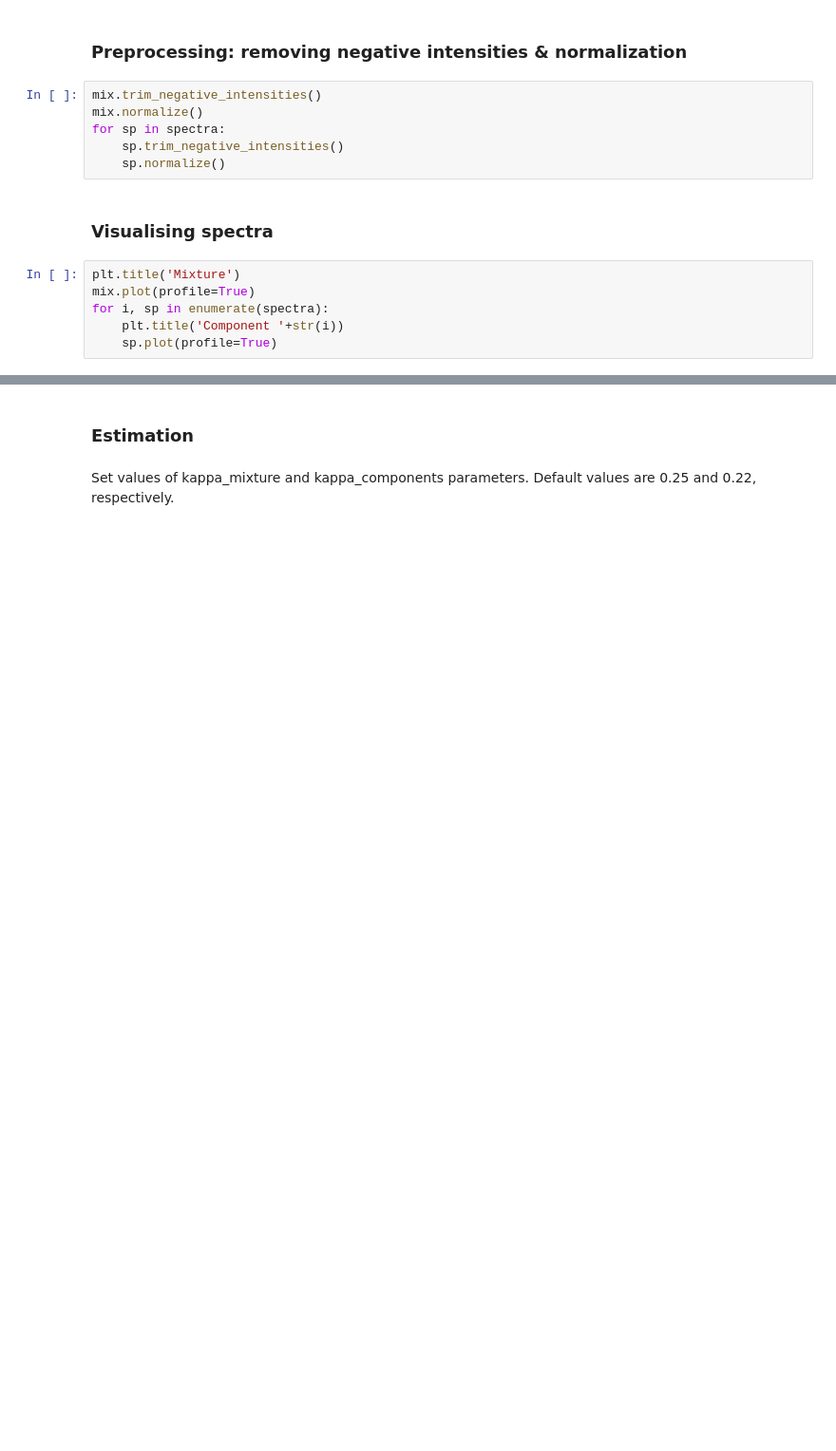
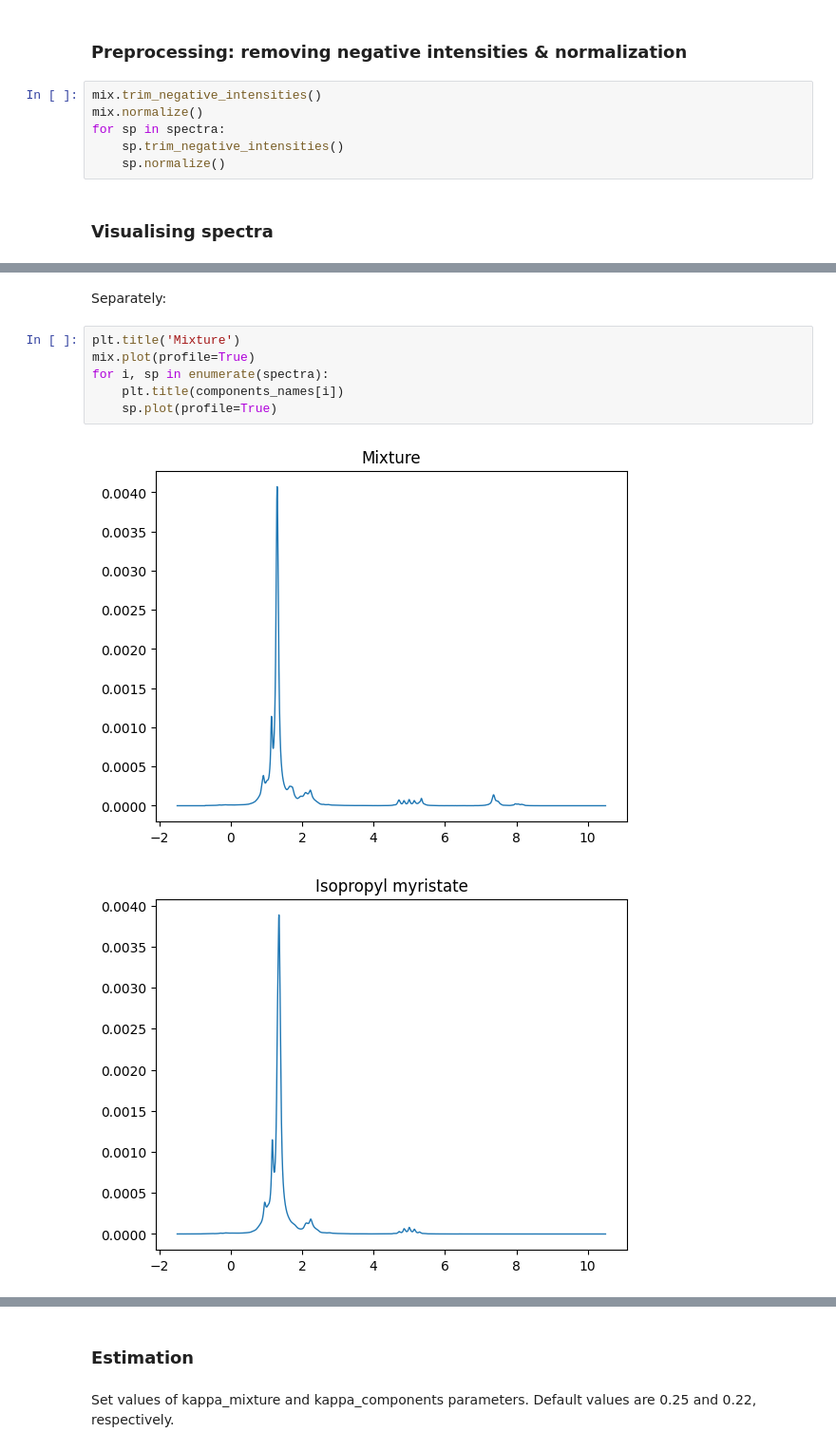
Before and after one commit to BDomzal/magnetstein, a Jupyter notebook: examples/estimation.ipynb, the cells around one changed output, grey strips where cells are left out. Shown at 95% size. Cells and saved outputs as stored; diff of their text form; blank space fills up the shorter version.

```diff
--- a/examples/estimation.ipynb
+++ b/examples/estimation.ipynb
@@ -64,9 +50,3 @@ for sp in spectra:
     sp.normalize()
 # %% [markdown]
 ### Visualising spectra
-# %%
-plt.title('Mixture')
-mix.plot(profile=True)
-for i, sp in enumerate(spectra):
-    plt.title('Component '+str(i))
-    sp.plot(profile=True)
@@ -76,0 +59,11 @@ for i, sp in enumerate(spectra):
+# %% [markdown]
+Separately:
+# %%
+plt.title('Mixture')
+mix.plot(profile=True)
+for i, sp in enumerate(spectra):
+    plt.title(components_names[i])
+    sp.plot(profile=True)
+# %% [output]
+[figure, added]
+[figure, added]
```
Also changed, not shown: parts of 21 cells of this notebook, 5 other files.
